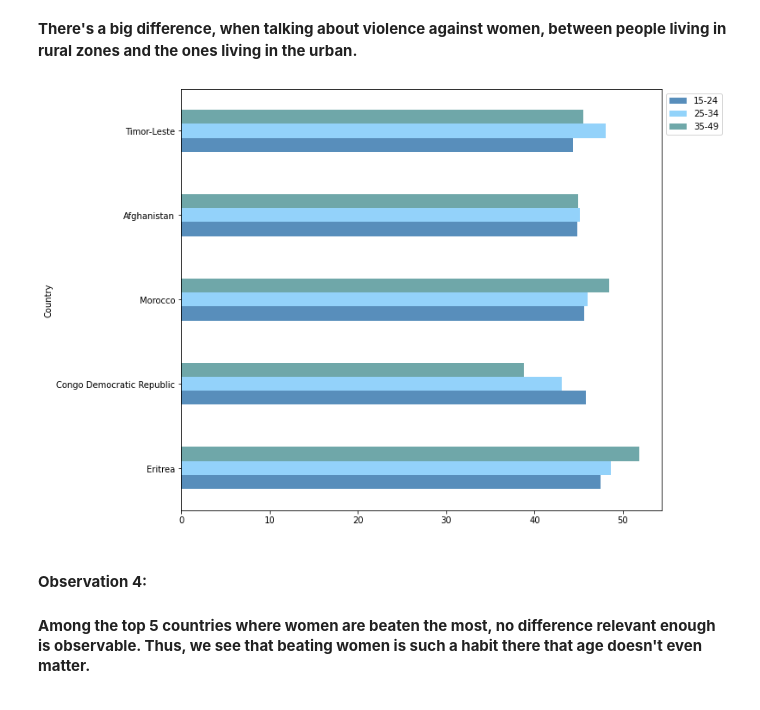
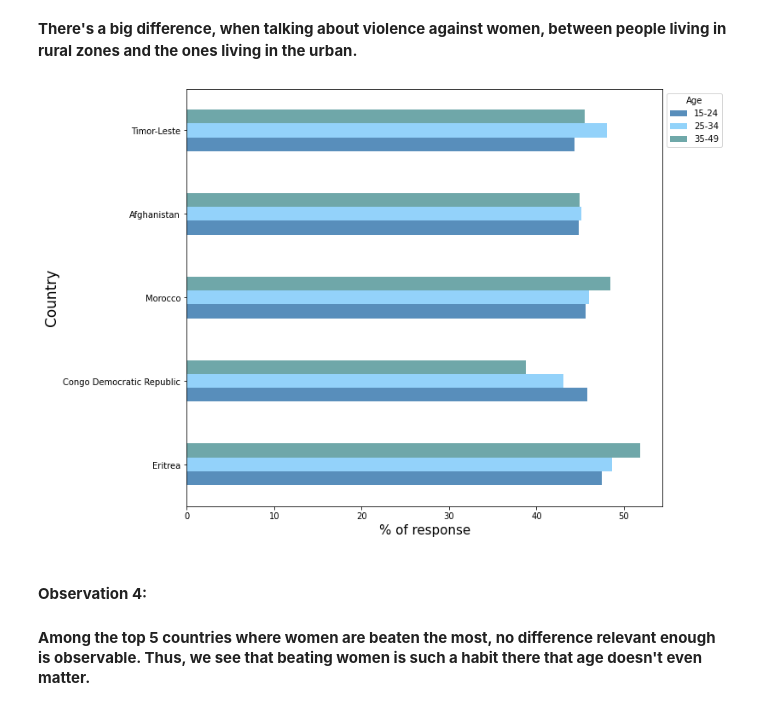
Before and after one commit to orifelszer/Data-analysis-introduction, a Jupyter notebook: 8.ipynb, the cells around one changed output. Saved outputs shown, nothing was run; the diff lists cells and outputs as text; code cells hidden in the pictures.

```diff
--- a/8.ipynb
+++ b/8.ipynb
@@ -277,16 +281,19 @@ __There's a big difference, when talking about violence against women, between p
 # %%
 demor_df = data_df.groupby(["Demographics Question", "Demographics Response", "Question", 'Country'])["Value"].agg(["median", "mean"]).reset_index()
 demor_df = demor_df.loc[demor_df["Demographics Question"] == 'Age']
 demor_df = demor_df.sort_values(by='mean', ascending=False)
 #demor_df = demor_df.head(15)
 ex=demor_df.pivot_table('median', index='Country', columns='Demographics Response')
 demor_df=demor_df.pivot_table('median', index='Demographics Response', columns='Country')
 ex=ex.sort_values(by='15-24',ascending=False)
 ex=ex.iloc[:5]
 ex.plot(kind='barh',figsize=(10,9),color=['steelblue','lightskyblue','cadetblue'], alpha=0.9)
-plt.legend(bbox_to_anchor=(1,1));
+#plt.legend(title='Age', loc=(1.04,0.8))
+plt.xlabel('% of response',fontsize=15)
+plt.ylabel('Country',fontsize=17)
+plt.legend(bbox_to_anchor=(1,1),title='Age');
 # %% [output]
-[figure, old version]
+[figure, new version]
 # %% [markdown]
 #### __Observation 4:__
 
```
Also changed, not shown: parts of 5 cells of this notebook.
